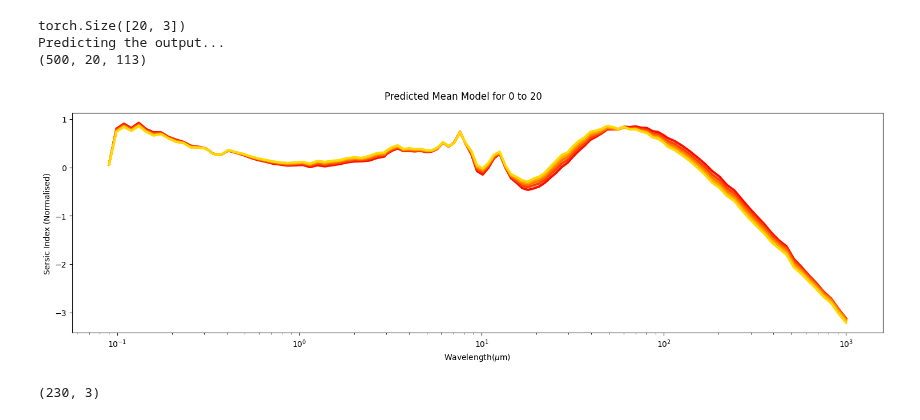
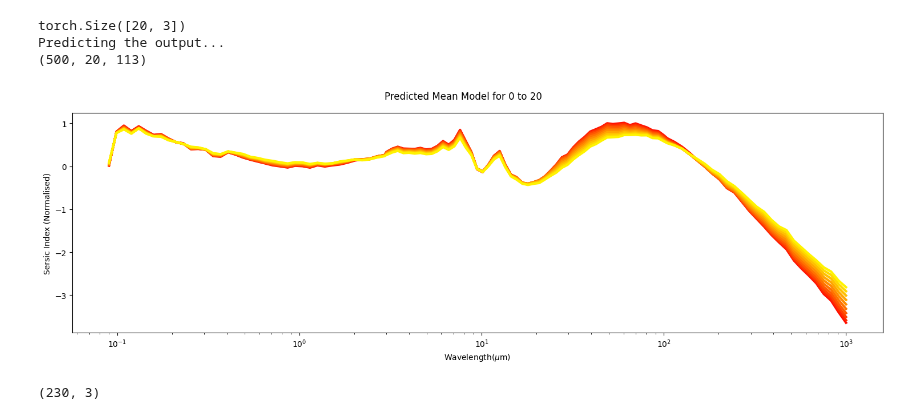
Before and after one commit to tresul03/final_year_project, a Jupyter notebook: src/semester2/week3/plotter_testing.ipynb, the cells around one changed output. Cells and saved outputs as stored; diff of their text form; code cells hidden in the pictures.

```diff
--- a/src/semester2/week3/plotter_testing.ipynb
+++ b/src/semester2/week3/plotter_testing.ipynb
@@ -75,9 +75,9 @@ print(x_test.shape)
 # %% [output]
 torch.Size([230, 3])
 # %%
-star_mass = torch.linspace(9.5, 15, 20)
+star_mass = torch.linspace(10.5, 10.5, 20)
 dust_mass = torch.linspace(7, 7, 20)
-theta = torch.linspace(45, 45, 20)
+theta = torch.linspace(-180, 180, 20)
 x_pred = model.create_predict_tensor(star_mass, dust_mass, theta)
 print(x_pred.shape)
 mean_pred_results, std_pred_results = model.predict(x_pred)
@@ -85,11 +85,19 @@ mean_pred_results, std_pred_results = model.predict(x_pred)
 torch.Size([20, 3])
 Predicting the output...
 (500, 20, 113)
-# %%
-plotter = pltr.Plotter(wavelength, mean_pred_results, x_test, y_test,"f")
-plotter.plot_same_ax(0,20,4)
-# %% [output]
-[figure, removed]
+# %%
+plotter = pltr.Plotter(wavelength, mean_pred_results, x_test, y_test,"f")
+plotter.plot_same_ax(0,20,2)
+
+#it's not changing enough for angle
+# you can only notice a change by going outside the range of values
+#is this to do with normalisation when training the model?
+# most likely
+#is it worth seeing how SKIRT changes with angle?
+#maybe create a function that groups SKIRT data over a range, no we need to generate more for fixed values
+#see if the sub-runs are any different, for, like, 3-4 runs; if no conclusive difference, then yeah
+# %% [output]
+[figure, added]
 # %%
 # np.savez('data_file.npz', wavelength=wavelength, mean_pred_results=mean_pred_results,
 #         std_pred_results=std_pred_results, x_test=x_test, y_test=y_test)
```
